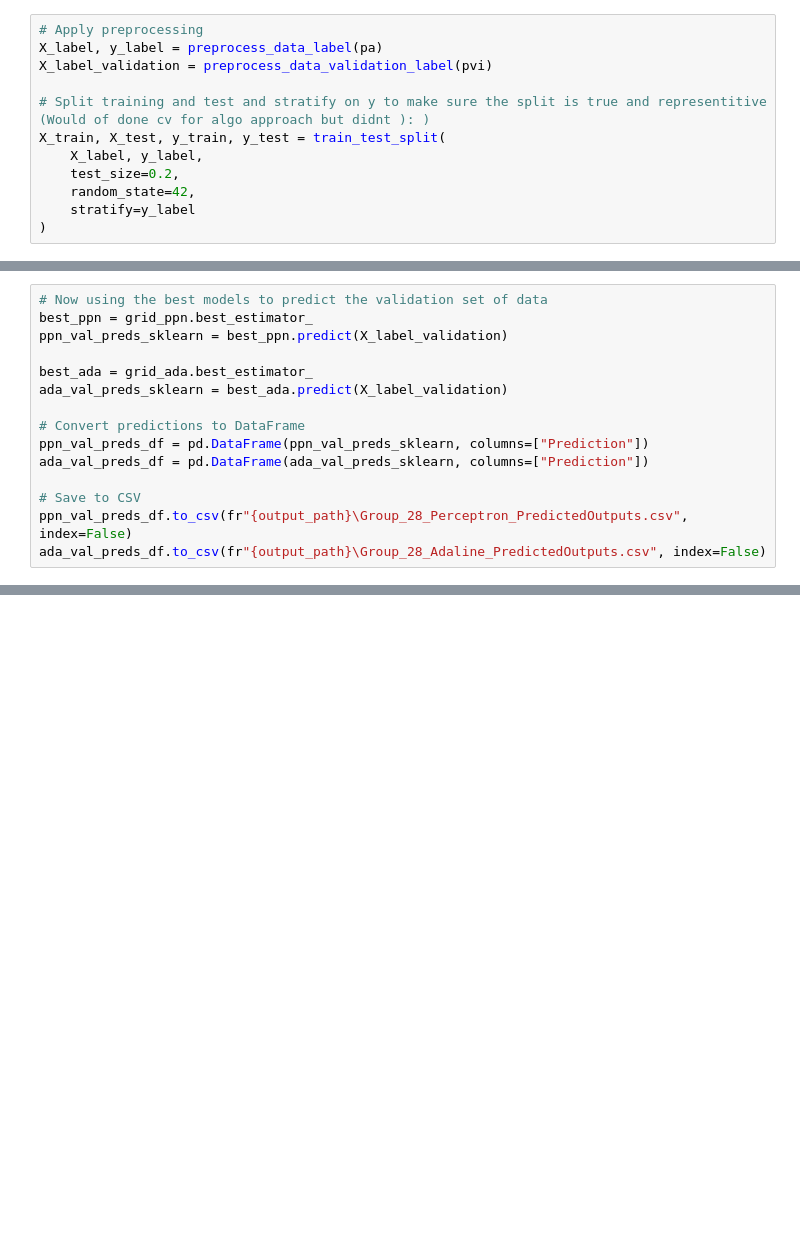
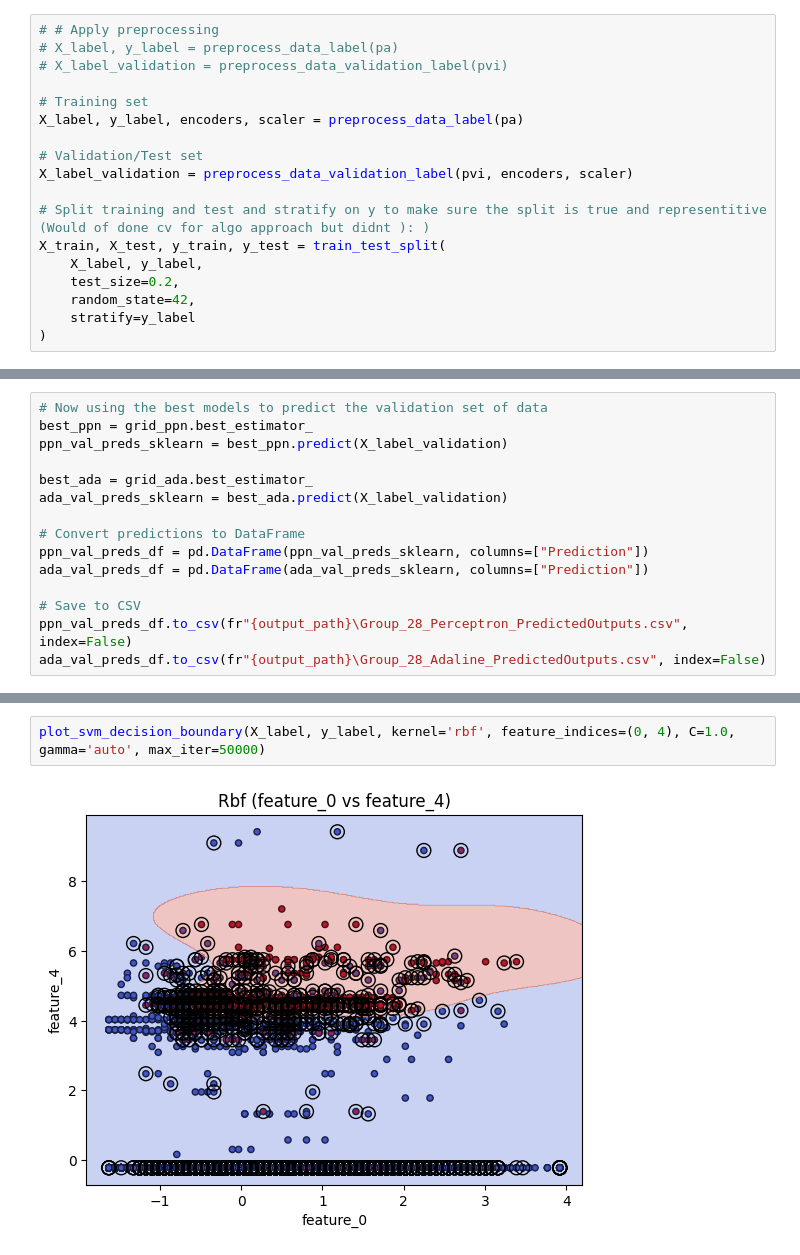
Before and after one commit to cedricstrobel/DASC_Project1, a Jupyter notebook: ML_Ckassifiers_P1_P2.ipynb, the cells around one changed output, grey strips where cells are left out. Drawn from its saved outputs; the diff is of its cells as text; blank space fills up the shorter version.

```diff
--- a/ML_Ckassifiers_P1_P2.ipynb
+++ b/ML_Ckassifiers_P1_P2.ipynb
@@ -319,9 +370,15 @@ def predict_perceptron(X, w_, b_):
     """Return class label after unit step"""
     return np.where(net_input(X, w_, b_) >= 0.5, 1, 0)
 # %%
-# Apply preprocessing
-X_label, y_label = preprocess_data_label(pa)
-X_label_validation = preprocess_data_validation_label(pvi)
+# # Apply preprocessing
+# X_label, y_label = preprocess_data_label(pa)
+# X_label_validation = preprocess_data_validation_label(pvi)
+
+# Training set
+X_label, y_label, encoders, scaler = preprocess_data_label(pa)
+
+# Validation/Test set
+X_label_validation = preprocess_data_validation_label(pvi, encoders, scaler)
 
 # Split training and test and stratify on y to make sure the split is true and representitive (Would of done cv for algo approach but didnt ): )
 X_train, X_test, y_train, y_test = train_test_split(
@@ -488,0 +642,4 @@ C:\Users\andre\OneDrive - University of Arkansas\Desktop\Andrew_Branch_ML
+# %%
+plot_svm_decision_boundary(X_label, y_label, kernel='rbf', feature_indices=(0, 4), C=1.0, gamma='auto', max_iter=50000)
+# %% [output]
+[figure, added]
```
Also changed, not shown: parts of 11 cells of this notebook, 3 other files.
